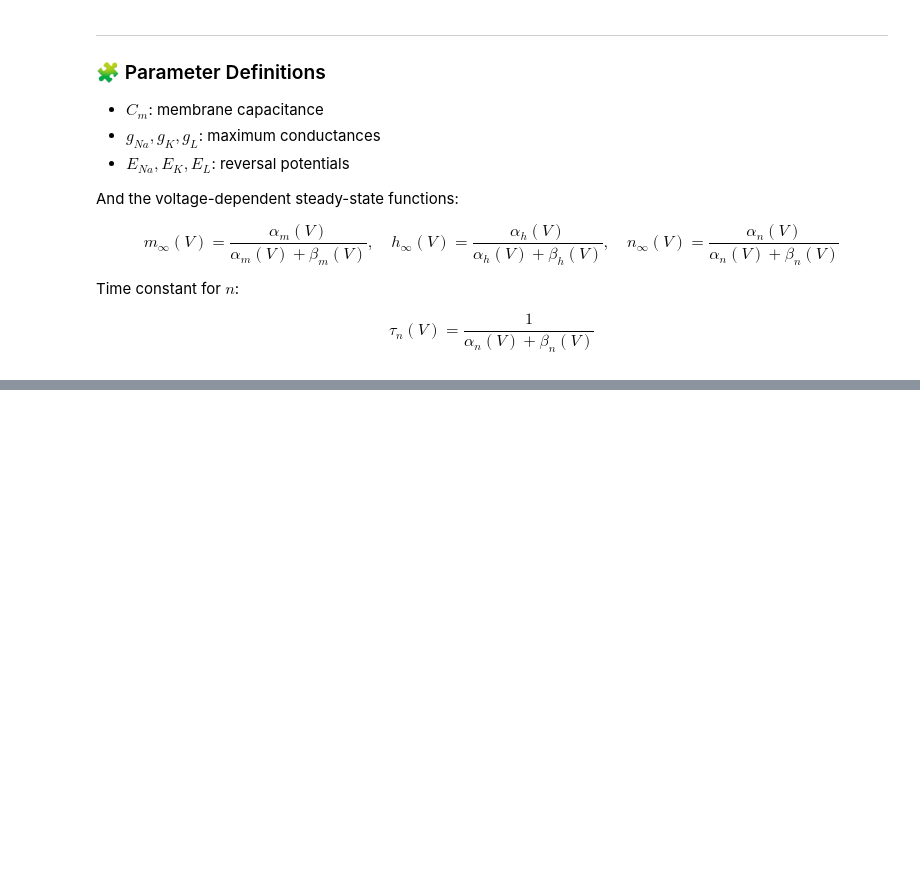
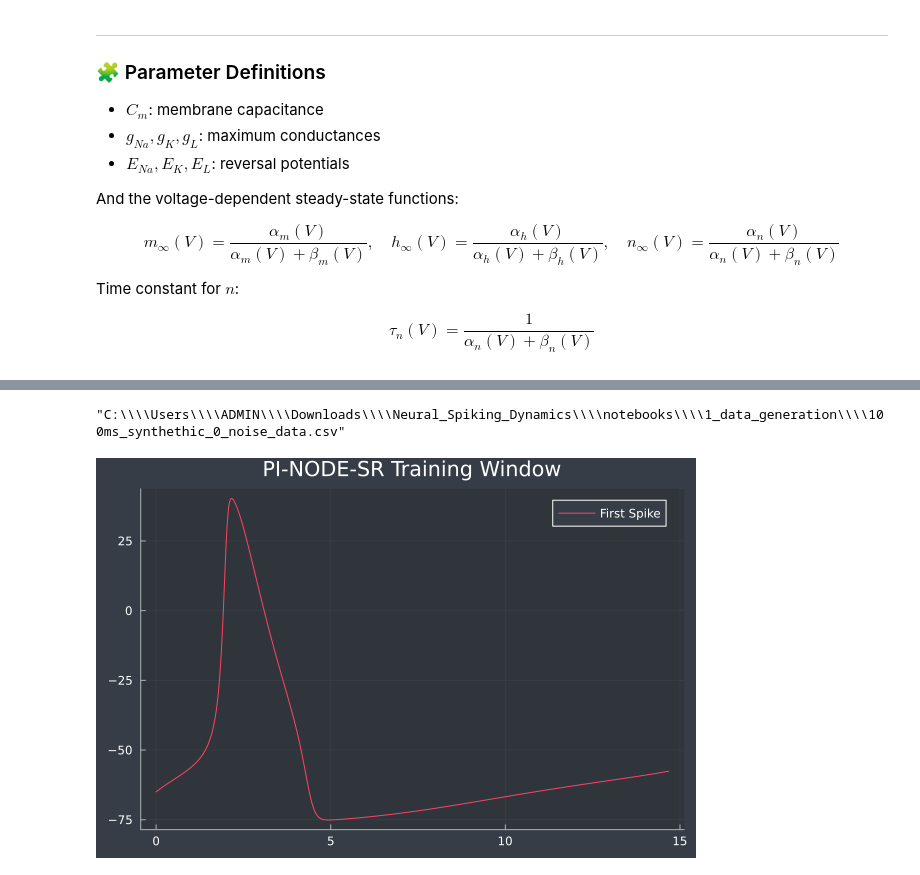
Before and after one commit to Nirbhay0007/Neural_Spiking_Dynamics, a Jupyter notebook: Hudgin_Huxely_4D_model.ipynb, the cells around one changed output, grey strips where cells are left out. Cells and saved outputs as stored; diff of their text form; code cells hidden in the pictures; blank space fills up the shorter version.

```diff
--- a/Hudgin_Huxely_4D_model.ipynb
+++ b/Hudgin_Huxely_4D_model.ipynb
@@ -342,0 +323,10 @@ println("All data generated and saved successfully!")
+# %%
+output_path = raw"C:\\Users\\ADMIN\\Downloads\\Neural_Spiking_Dynamics\\notebooks\\1_data_generation\\100ms_synthethic_0_noise_data.csv"
+df = DataFrame(
+    timestamp    =  sol.t,
+    V=sol[1, :],
+    m=sol[2, :],
+    n=sol[3, :],
+    h=sol[4, :]
+
+)
@@ -342,0 +354,9 @@ println("All data generated and saved successfully!")
+# %%
+CSV.write(output_path,df)
+# %% [output]
+"C:\\\\Users\\\\ADMIN\\\\Downloads\\\\Neural_Spiking_Dynamics\\\\notebooks\\\\1_data_generation\\\\100ms_synthethic_0_noise_data.csv"
+# %%
+# Plotting the first 1469 points (roughly 0 to 14.68 ms)
+plot(df.timestamp[1:1469], df.V[1:1469], label="First Spike", title="PI-NODE-SR Training Window")
+# %% [output]
+[figure, added]
```
Also changed, not shown: parts of 28 cells of this notebook, 15 other files.
